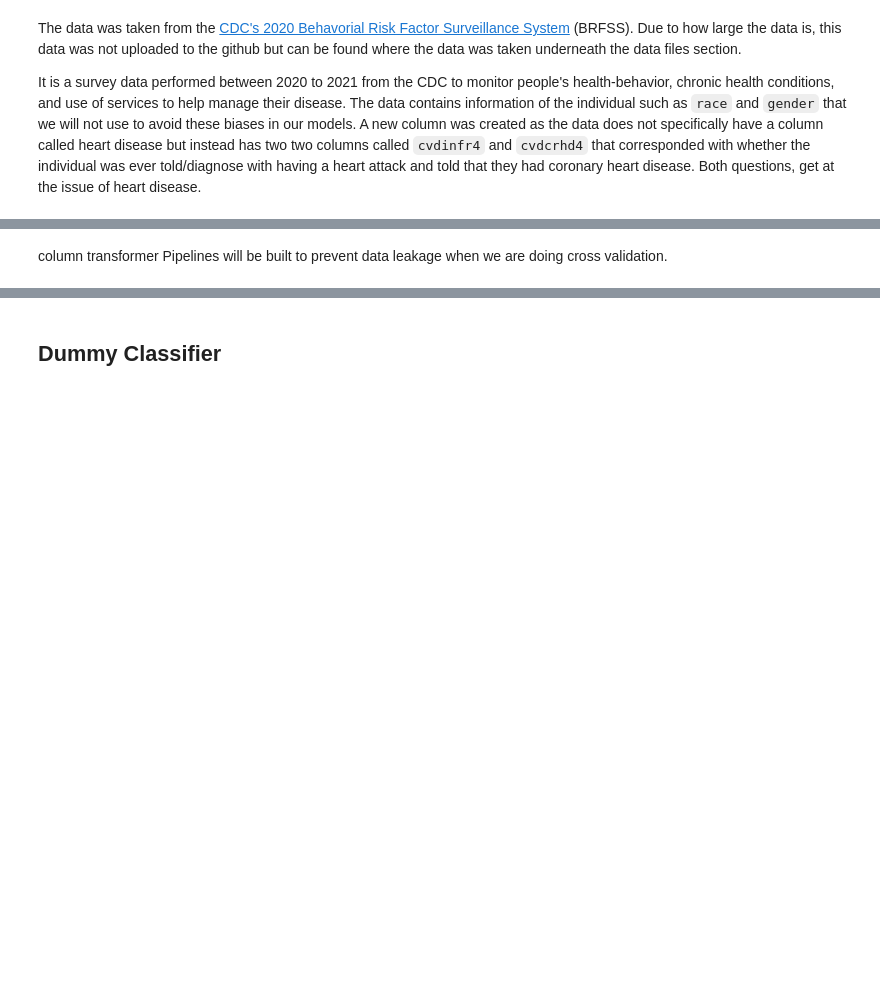
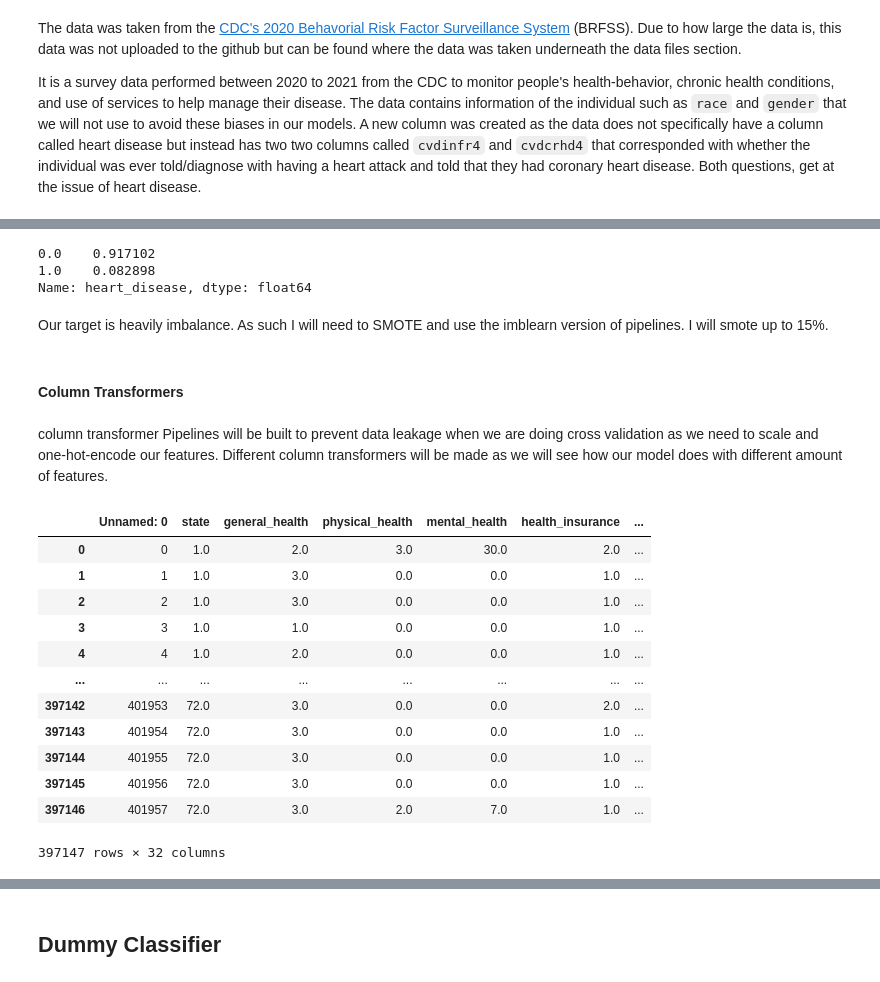
Before and after one commit to xiaohua-su/Heart_Disease, a Jupyter notebook: Heart_Disease_Modeling.ipynb, the cells around one changed output, grey strips where cells are left out. Cells and saved outputs as stored; diff of their text form; code cells hidden in the pictures; blank space fills up the shorter version.

```diff
--- a/Heart_Disease_Modeling.ipynb
+++ b/Heart_Disease_Modeling.ipynb
@@ -27 +57,8 @@ It is a survey data performed between 2020 to 2021 from the CDC to monitor peopl
+# %%
+pd.set_option('display.max_columns', None)
+# %%
+heart_df = pd.read_csv('./Data/heart_df.csv')
+# %%
+X = heart_df.drop(columns = 'heart_disease')
+y = heart_df.heart_disease
 # %% [markdown]
@@ -29,2 +69,28 @@ It is a survey data performed between 2020 to 2021 from the CDC to monitor peopl
+# %%
+y_train.value_counts(normalize = True)
+# %% [output]
+0.0    0.917102
+1.0    0.082898
+Name: heart_disease, dtype: float64
+# %% [markdown]
+Our target is heavily imbalance. As such I will need to SMOTE and use the imblearn version of pipelines. I will smote up to 15%.
+# %% [markdown]
+#### Column Transformers
 # %% [markdown]
-column transformer Pipelines will be built to prevent data leakage when we are doing cross validation.
+column transformer Pipelines will be built to prevent data leakage when we are doing cross validation as we need to scale and one-hot-encode our features. Different column transformers will be made as we will see how our model does with different amount of features.
+# %%
+X
+# %% [output]
+|  | Unnamed: 0 | state | general_health | physical_health | mental_health | health_insurance | ... |
+| 0 | 0 | 1.0 | 2.0 | 3.0 | 30.0 | 2.0 | ... |
+| 1 | 1 | 1.0 | 3.0 | 0.0 | 0.0 | 1.0 | ... |
+| 2 | 2 | 1.0 | 3.0 | 0.0 | 0.0 | 1.0 | ... |
+| 3 | 3 | 1.0 | 1.0 | 0.0 | 0.0 | 1.0 | ... |
+| 4 | 4 | 1.0 | 2.0 | 0.0 | 0.0 | 1.0 | ... |
+| ... | ... | ... | ... | ... | ... | ... | ... |
+| 397142 | 401953 | 72.0 | 3.0 | 0.0 | 0.0 | 2.0 | ... |
+| 397143 | 401954 | 72.0 | 3.0 | 0.0 | 0.0 | 1.0 | ... |
+| 397144 | 401955 | 72.0 | 3.0 | 0.0 | 0.0 | 1.0 | ... |
+| 397145 | 401956 | 72.0 | 3.0 | 0.0 | 0.0 | 1.0 | ... |
+| 397146 | 401957 | 72.0 | 3.0 | 2.0 | 7.0 | 1.0 | ... |
+397147 rows × 32 columns
```
Also changed, not shown: parts of 17 cells of this notebook.
